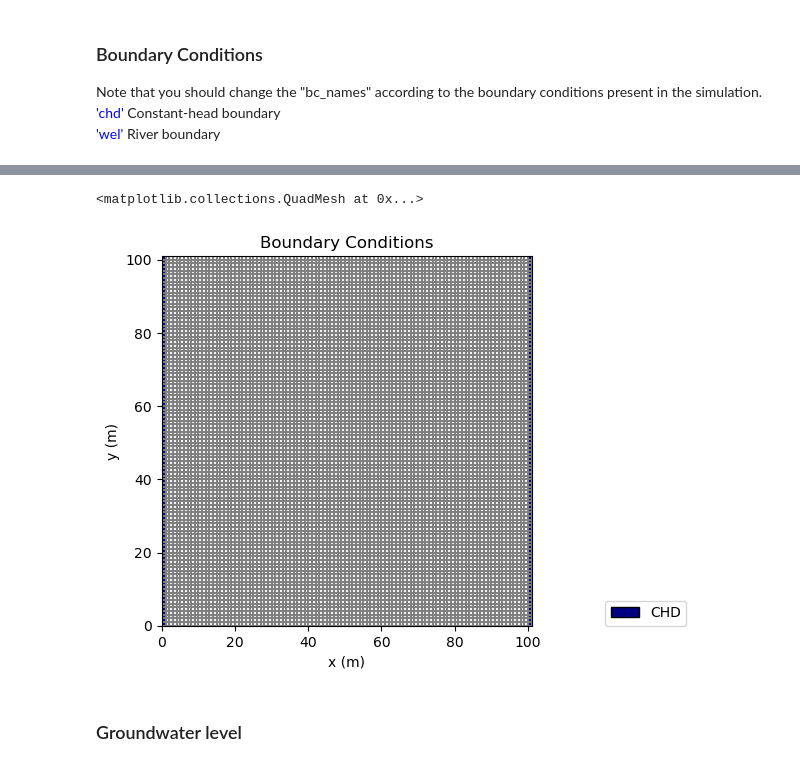
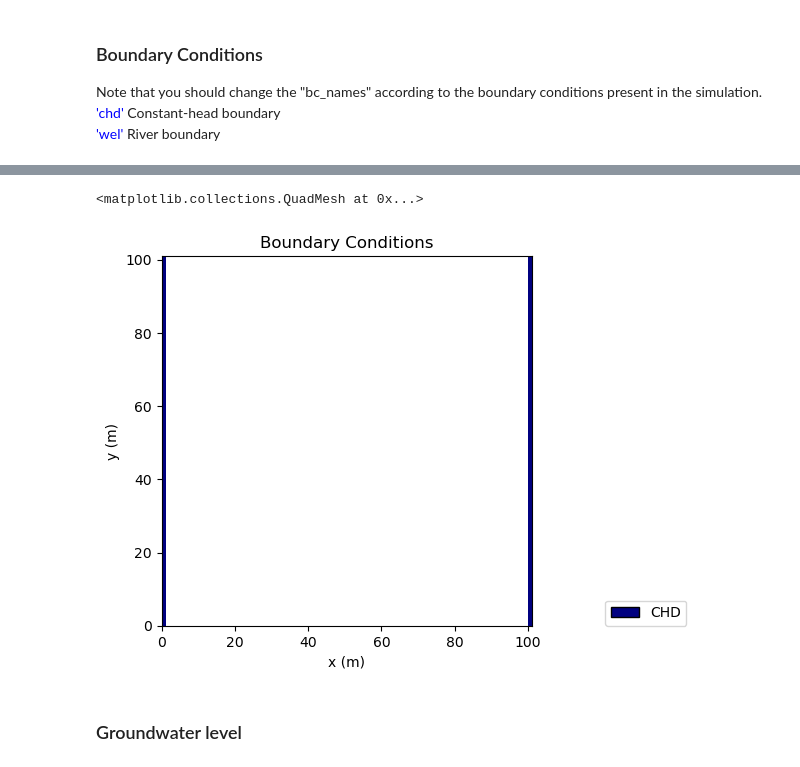
Before and after one commit to hydrocomputing/pymf6-validation, a Jupyter notebook: src/notebooks/2_system_well_model.ipynb, the cells around one changed output, grey strips where cells are left out. Cells and saved outputs as stored; diff of their text form; code cells hidden in the pictures.

```diff
--- a/src/notebooks/2_system_well_model.ipynb
+++ b/src/notebooks/2_system_well_model.ipynb
@@ -112,7 +95,7 @@ Type:      function
 # %%
-show_bcs(model_path, name=model_name, bc_names=('chd',))
+show_bcs(model_path, name=model_name, bc_names=('chd',), show_grid=False)
 # %% [output]
 <matplotlib.collections.QuadMesh at 0x...>
-[figure, old version]
+[figure, new version]
 # %% [markdown]
 ### Groundwater level
```
Also changed, not shown: parts of 21 cells of this notebook, 11 other files.
